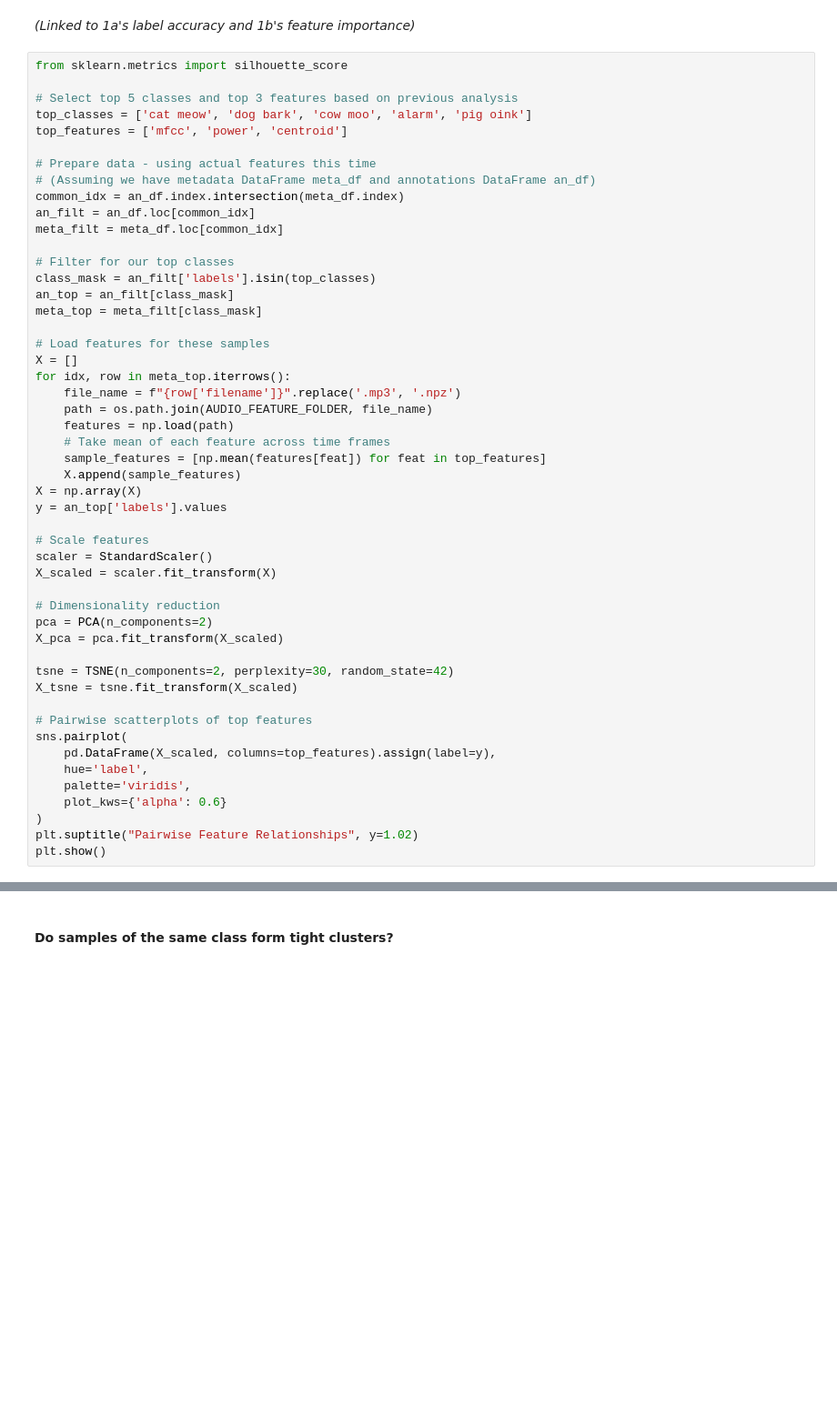
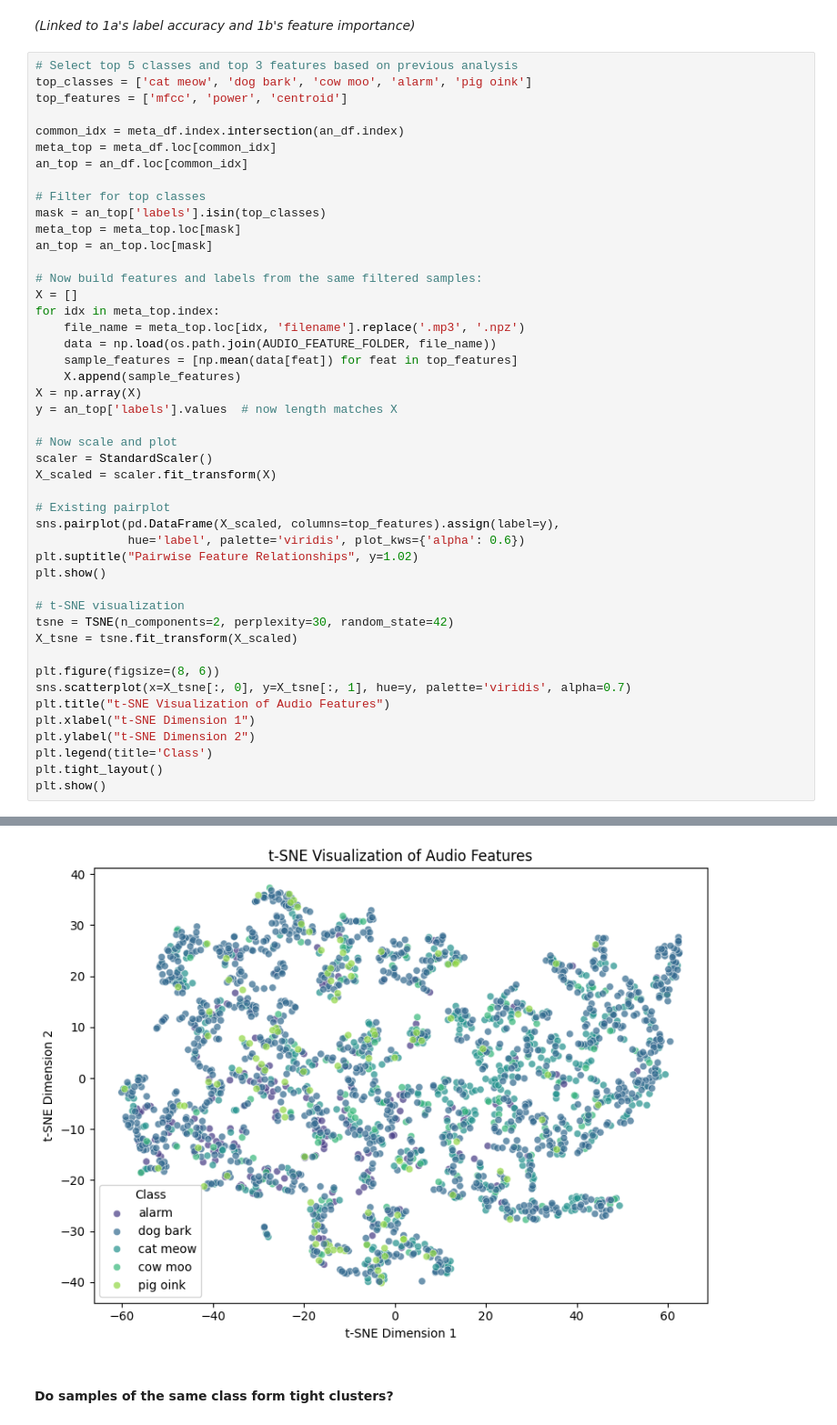
Before and after one commit to 8asic/mlpc2025-sound-event-detection, a Jupyter notebook: T3-Classification/1. Labeling Function.ipynb, the cells around one changed output, grey strips where cells are left out. Shown at 91% size. Drawn from its saved outputs; the diff is of its cells as text; blank space fills up the shorter version.

```diff
--- a/T3-Classification/1. Labeling Function.ipynb
+++ b/T3-Classification/1. Labeling Function.ipynb
@@ -773,57 +738,54 @@ We prioritize features with:
 # %% [markdown]
 *(Linked to 1a's label accuracy and 1b's feature importance)*
 # %%
-from sklearn.metrics import silhouette_score
-
 # Select top 5 classes and top 3 features based on previous analysis
 top_classes = ['cat meow', 'dog bark', 'cow moo', 'alarm', 'pig oink']
 top_features = ['mfcc', 'power', 'centroid']
 
-# Prepare data - using actual features this time
-# (Assuming we have metadata DataFrame meta_df and annotations DataFrame an_df)
-common_idx = an_df.index.intersection(meta_df.index)
-an_filt = an_df.loc[common_idx]
-meta_filt = meta_df.loc[common_idx]
+common_idx = meta_df.index.intersection(an_df.index)
+meta_top = meta_df.loc[common_idx]
+an_top = an_df.loc[common_idx]
 
-# Filter for our top classes
-class_mask = an_filt['labels'].isin(top_classes)
-an_top = an_filt[class_mask]
-meta_top = meta_filt[class_mask]
+# Filter for top classes
+mask = an_top['labels'].isin(top_classes)
+meta_top = meta_top.loc[mask]
+an_top = an_top.loc[mask]
 
-# Load features for these samples
+# Now build features and labels from the same filtered samples:
 X = []
-for idx, row in meta_top.iterrows():
-    file_name = f"{row['filename']}".replace('.mp3', '.npz')
-    path = os.path.join(AUDIO_FEATURE_FOLDER, file_name)
-    features = np.load(path)
-    # Take mean of each feature across time frames
-    sample_features = [np.mean(features[feat]) for feat in top_features]
+for idx in meta_top.index:
+    file_name = meta_top.loc[idx, 'filename'].replace('.mp3', '.npz')
+    data = np.load(os.path.join(AUDIO_FEATURE_FOLDER, file_name))
+    sample_features = [np.mean(data[feat]) for feat in top_features]
     X.append(sample_features)
 X = np.array(X)
-y = an_top['labels'].values
+y = an_top['labels'].values  # now length matches X
 
-# Scale features
+# Now scale and plot
 scaler = StandardScaler()
 X_scaled = scaler.fit_transform(X)
 
-# Dimensionality reduction
-pca = PCA(n_components=2)
-X_pca = pca.fit_transform(X_scaled)
+# Existing pairplot
+sns.pairplot(pd.DataFrame(X_scaled, columns=top_features).assign(label=y),
+             hue='label', palette='viridis', plot_kws={'alpha': 0.6})
+plt.suptitle("Pairwise Feature Relationships", y=1.02)
+plt.show()
 
+# t-SNE visualization
 tsne = TSNE(n_components=2, perplexity=30, random_state=42)
 X_tsne = tsne.fit_transform(X_scaled)
 
-# Pairwise scatterplots of top features
-sns.pairplot(
-    pd.DataFrame(X_scaled, columns=top_features).assign(label=y),
-    hue='label',
-    palette='viridis',
-    plot_kws={'alpha': 0.6}
-)
-plt.suptitle("Pairwise Feature Relationships", y=1.02)
+plt.figure(figsize=(8, 6))
+sns.scatterplot(x=X_tsne[:, 0], y=X_tsne[:, 1], hue=y, palette='viridis', alpha=0.7)
+plt.title("t-SNE Visualization of Audio Features")
+plt.xlabel("t-SNE Dimension 1")
+plt.ylabel("t-SNE Dimension 2")
+plt.legend(title='Class')
+plt.tight_layout()
 plt.show()
 # %% [output]
 [figure]
+[figure, added]
 # %% [markdown]
 #### Do samples of the same class form tight clusters?
 # %% [markdown]
```
Also changed, not shown: parts of 22 cells of this notebook.
